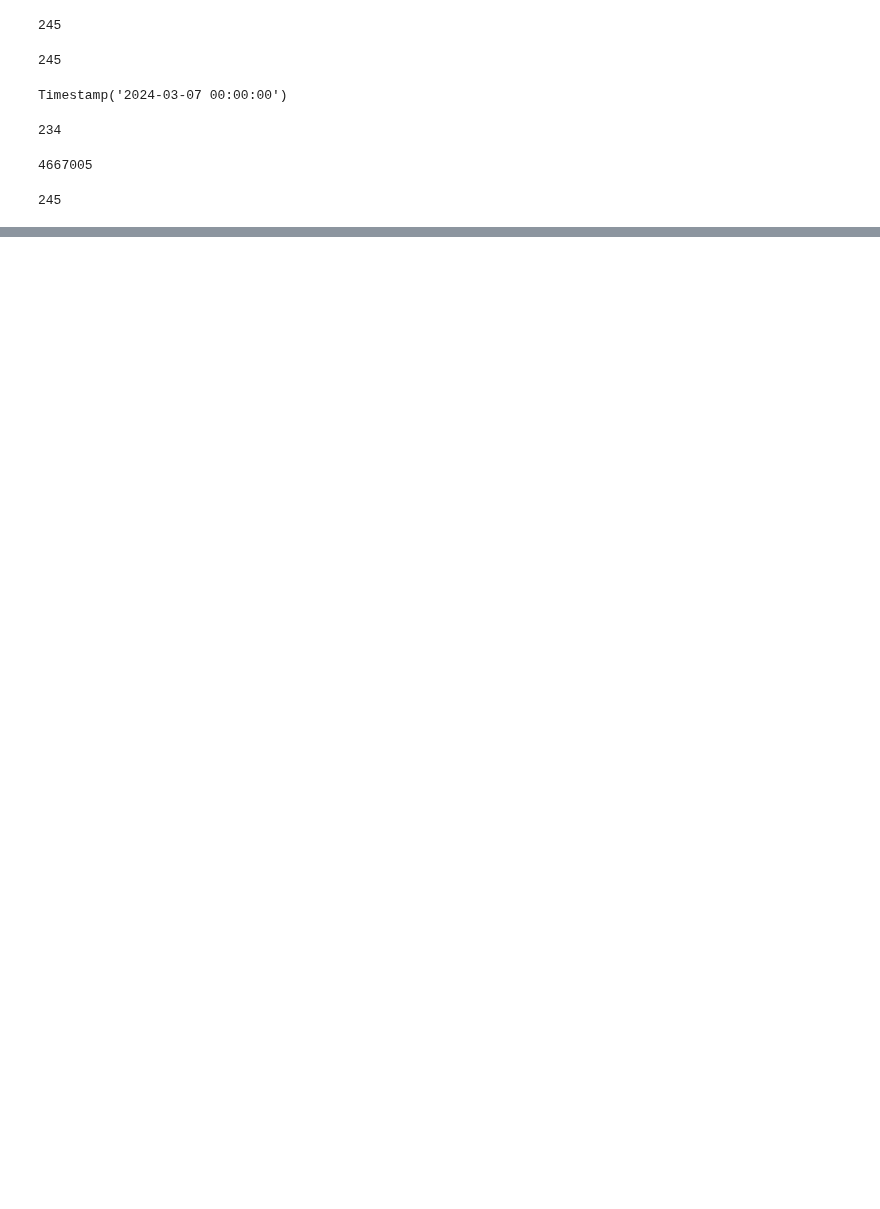
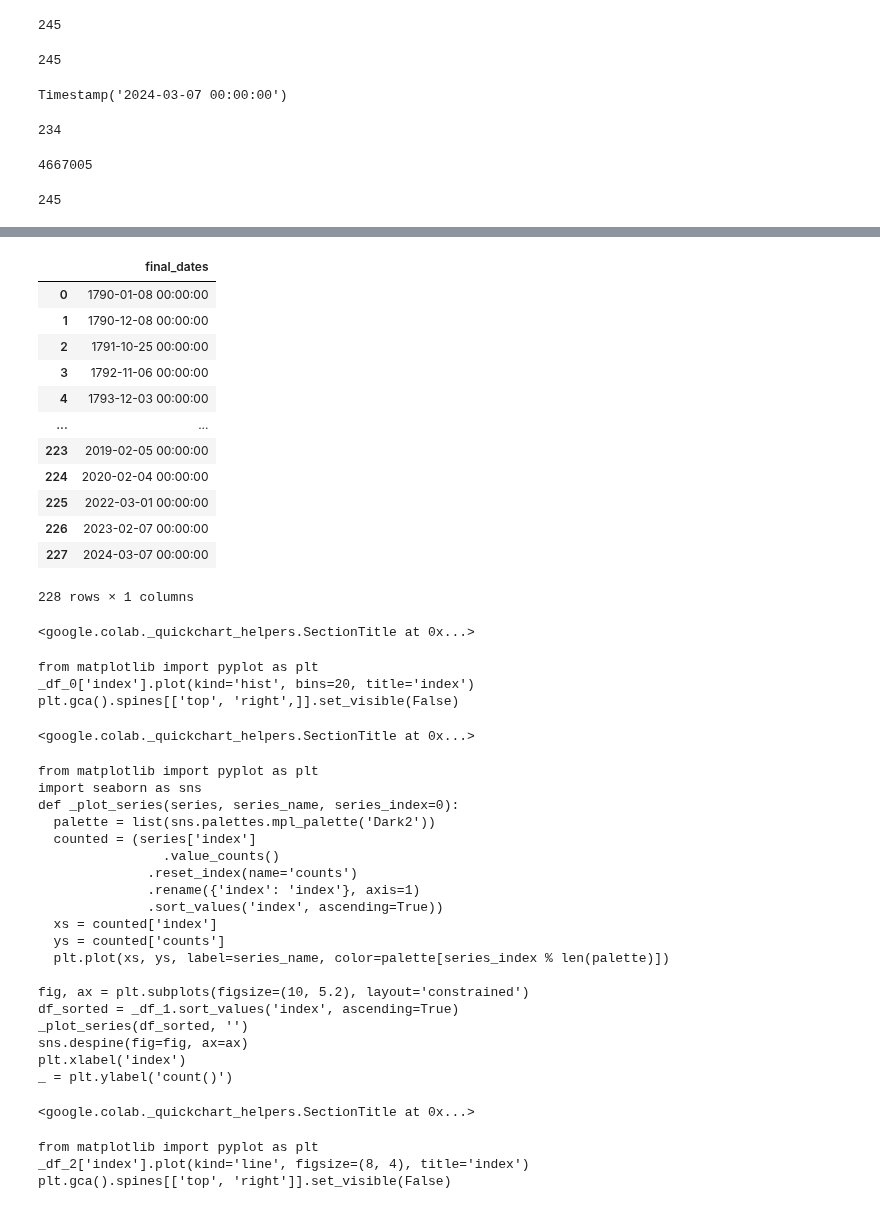
Before and after one commit to alex-smith-uwec/NLP_Spring2025, a Jupyter notebook: StateUnion.ipynb, the cells around one changed output, grey strips where cells are left out. Saved outputs shown, nothing was run; the diff lists cells and outputs as text; code cells hidden in the pictures; blank space fills up the shorter version.

```diff
--- a/StateUnion.ipynb
+++ b/StateUnion.ipynb
@@ -311 +254,45 @@ Duplicate dates found in dg:
+# %%
+dg
+# %% [output]
+|  | final_dates |
+| 0 | 1790-01-08 00:00:00 |
+| 1 | 1790-12-08 00:00:00 |
+| 2 | 1791-10-25 00:00:00 |
+| 3 | 1792-11-06 00:00:00 |
+| 4 | 1793-12-03 00:00:00 |
+| ... | ... |
+| 223 | 2019-02-05 00:00:00 |
+| 224 | 2020-02-04 00:00:00 |
+| 225 | 2022-03-01 00:00:00 |
+| 226 | 2023-02-07 00:00:00 |
+| 227 | 2024-03-07 00:00:00 |
+228 rows × 1 columns
+<google.colab._quickchart_helpers.SectionTitle at 0x...>
+from matplotlib import pyplot as plt
+_df_0['index'].plot(kind='hist', bins=20, title='index')
+plt.gca().spines[['top', 'right',]].set_visible(False)
+<google.colab._quickchart_helpers.SectionTitle at 0x...>
+from matplotlib import pyplot as plt
+import seaborn as sns
+def _plot_series(series, series_name, series_index=0):
+  palette = list(sns.palettes.mpl_palette('Dark2'))
+  counted = (series['index']
+                .value_counts()
+              .reset_index(name='counts')
+              .rename({'index': 'index'}, axis=1)
+              .sort_values('index', ascending=True))
+  xs = counted['index']
+  ys = counted['counts']
+  plt.plot(xs, ys, label=series_name, color=palette[series_index % len(palette)])
+
+fig, ax = plt.subplots(figsize=(10, 5.2), layout='constrained')
+df_sorted = _df_1.sort_values('index', ascending=True)
+_plot_series(df_sorted, '')
+sns.despine(fig=fig, ax=ax)
+plt.xlabel('index')
+_ = plt.ylabel('count()')
+<google.colab._quickchart_helpers.SectionTitle at 0x...>
+from matplotlib import pyplot as plt
+_df_2['index'].plot(kind='line', figsize=(8, 4), title='index')
+plt.gca().spines[['top', 'right']].set_visible(False)
 # %%
```
Also changed, not shown: parts of 6 cells of this notebook.
